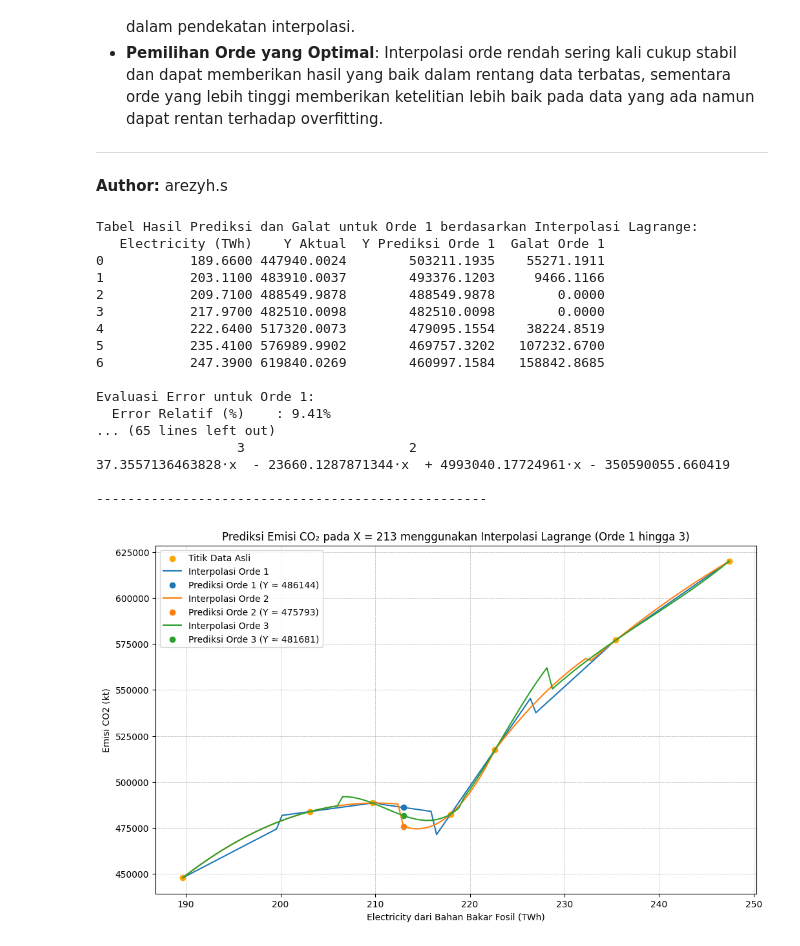
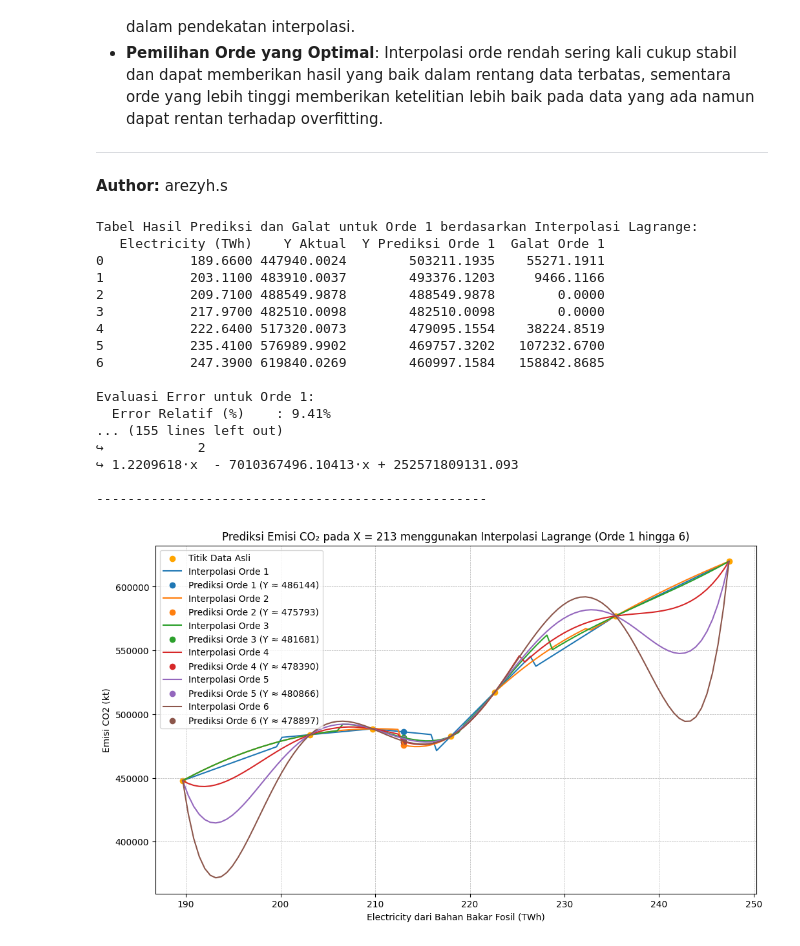
Before and after one commit to arezyhs/Interpolasi-Lagrange, a Jupyter notebook: Lagrange_Interpolation.ipynb, the cells around one changed output. Drawn from its saved outputs; the diff is of its cells as text; code cells hidden in the pictures.

```diff
--- a/Lagrange_Interpolation.ipynb
+++ b/Lagrange_Interpolation.ipynb
@@ -77,6 +77,7 @@ import numpy as np
 import sympy as sp
 import matplotlib.pyplot as plt
 import pandas as pd
+import math
 from decimal import Decimal, getcontext
 
 # Set precision untuk Decimal dan pengaturan tampilan pandas
@@ -148,7 +149,7 @@ def calculate_error_metrics(y_actual, y_pred):
     return error_relatif, R, R_squared, MAPE
 
 # Menentukan hingga orde berapa interpolasi dilakukan
-max_order = 3
+max_order = 6
 if max_order >= len(electricity_data):
     max_order = len(electricity_data) - 1
     print(f"max_order terlalu besar, diatur menjadi {max_order} sesuai jumlah data.")
@@ -213,34 +214,34 @@ plt.figure(figsize=(12, 7))
 plt.scatter(electricity_data, co2_emission_data, color='orange', label='Titik Data Asli')
 x_range = np.linspace(min(electricity_data), max(electricity_data), 100)
 
 # Menghitung dan menampilkan nilai interpolasi untuk setiap orde hingga max_order
 for order in range(1, max_order + 1):
     y_interp = [lagrange_interpolation(electricity_data, co2_emission_data, x, order)[0] for x in x_range]
     plt.plot(x_range, y_interp, label=f'Interpolasi Orde {order}')
     plt.scatter(x_target, higher_order_predictions[order], label=f'Prediksi Orde {order} (Y ≈ {higher_order_predictions[order]:.0f})')
 
 plt.xlabel('Electricity dari Bahan Bakar Fosil (TWh)')
 plt.ylabel('Emisi CO2 (kt)')
 plt.title(f'Prediksi Emisi CO₂ pada X = {x_target} menggunakan Interpolasi Lagrange (Orde 1 hingga {max_order})')
 plt.legend()
 plt.grid(True, which='both', linestyle='--', linewidth=0.5)
 plt.show()
 # %% [output]
 Tabel Hasil Prediksi dan Galat untuk Orde 1 berdasarkan Interpolasi Lagrange:
    Electricity (TWh)    Y Aktual  Y Prediksi Orde 1  Galat Orde 1
 0           189.6600 447940.0024        503211.1935    55271.1911
 1           203.1100 483910.0037        493376.1203     9466.1166
 2           209.7100 488549.9878        488549.9878        0.0000
 3           217.9700 482510.0098        482510.0098        0.0000
 4           222.6400 517320.0073        479095.1554    38224.8519
 5           235.4100 576989.9902        469757.3202   107232.6700
 6           247.3900 619840.0269        460997.1584   158842.8685
 
 Evaluasi Error untuk Orde 1:
   Error Relatif (%)    : 9.41%
-... (65 lines left out)
-                  3                     2
-37.3557136463828⋅x  - 23660.1287871344⋅x  + 4993040.17724961⋅x - 350590055.660419
+... (155 lines left out)
+↪            2
+↪ 1.2209618⋅x  - 7010367496.10413⋅x + 252571809131.093
 
 --------------------------------------------------
-[figure, old version]
+[figure, new version]
```
